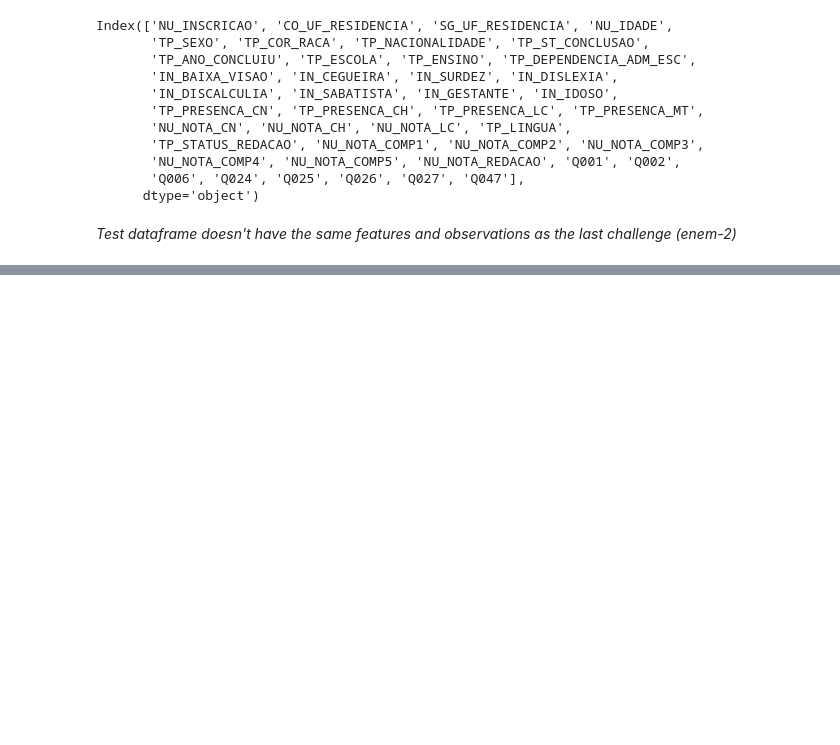
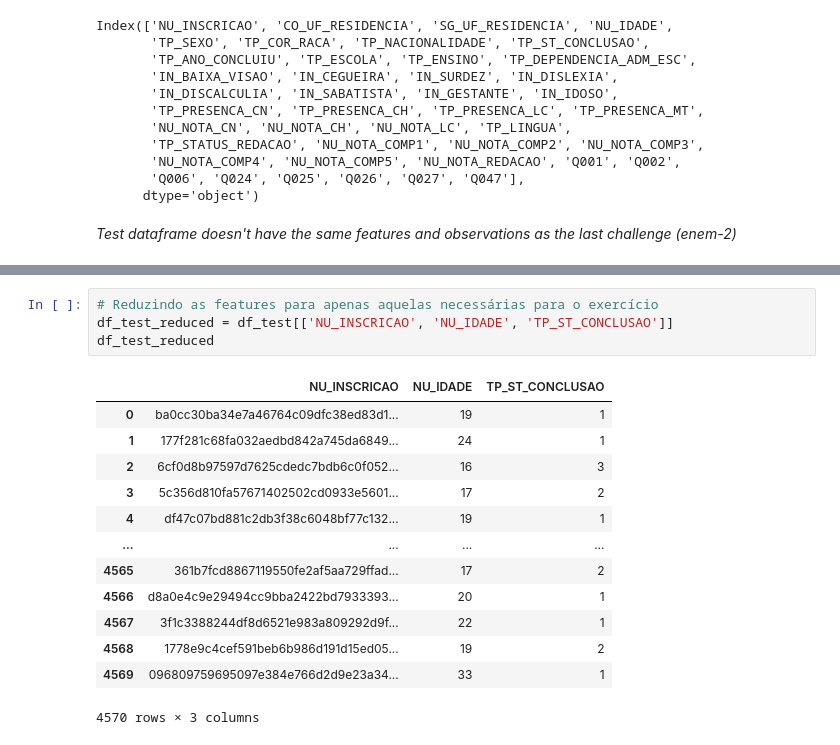
Before and after one commit to mirellaalves/data-science-acelera, a Jupyter notebook: enem-4/by_feature_engineering.ipynb, the cells around one changed output, grey strips where cells are left out. Drawn from its saved outputs; the diff is of its cells as text; blank space fills up the shorter version.

```diff
--- a/enem-4/main.ipynb
+++ b/enem-4/by_feature_engineering.ipynb
@@ -100,0 +179,18 @@ _Test dataframe doesn't have the same features and observations as the last chal
+# %%
+# Reduzindo as features para apenas aquelas necessárias para o exercício
+df_test_reduced = df_test[['NU_INSCRICAO', 'NU_IDADE', 'TP_ST_CONCLUSAO']]
+df_test_reduced
+# %% [output]
+|  | NU_INSCRICAO | NU_IDADE | TP_ST_CONCLUSAO |
+| 0 | ba0cc30ba34e7a46764c09dfc38ed83d1... | 19 | 1 |
+| 1 | 177f281c68fa032aedbd842a745da6849... | 24 | 1 |
+| 2 | 6cf0d8b97597d7625cdedc7bdb6c0f052... | 16 | 3 |
+| 3 | 5c356d810fa57671402502cd0933e5601... | 17 | 2 |
+| 4 | df47c07bd881c2db3f38c6048bf77c132... | 19 | 1 |
+| ... | ... | ... | ... |
+| 4565 | 361b7fcd8867119550fe2af5aa729ffad... | 17 | 2 |
+| 4566 | d8a0e4c9e29494cc9bba2422bd7933393... | 20 | 1 |
+| 4567 | 3f1c3388244df8d6521e983a809292d9f... | 22 | 1 |
+| 4568 | 1778e9c4cef591beb6b986d191d15ed05... | 19 | 2 |
+| 4569 | 096809759695097e384e766d2d9e23a34... | 33 | 1 |
+4570 rows × 3 columns
```
Also changed, not shown: parts of 15 cells of this notebook, 3 other files.
